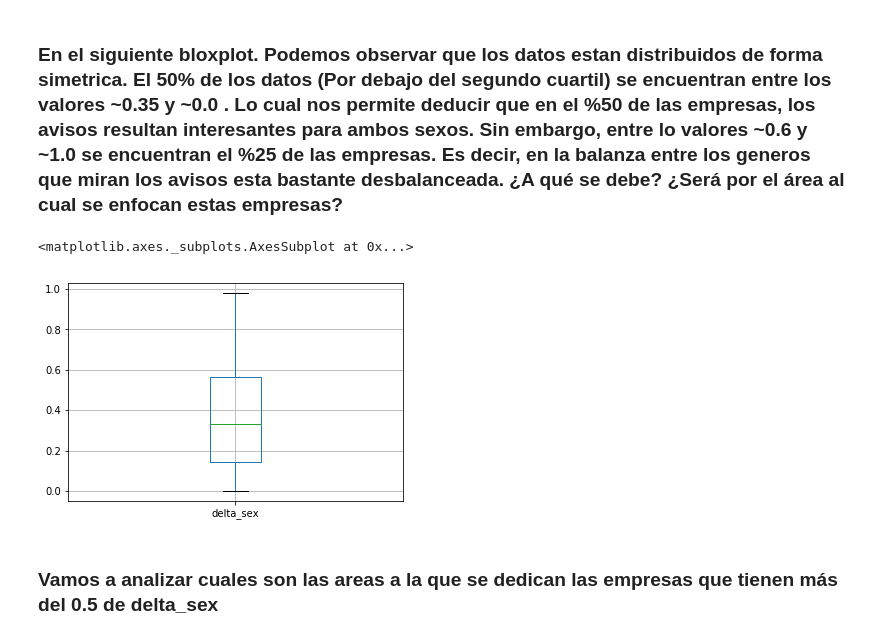
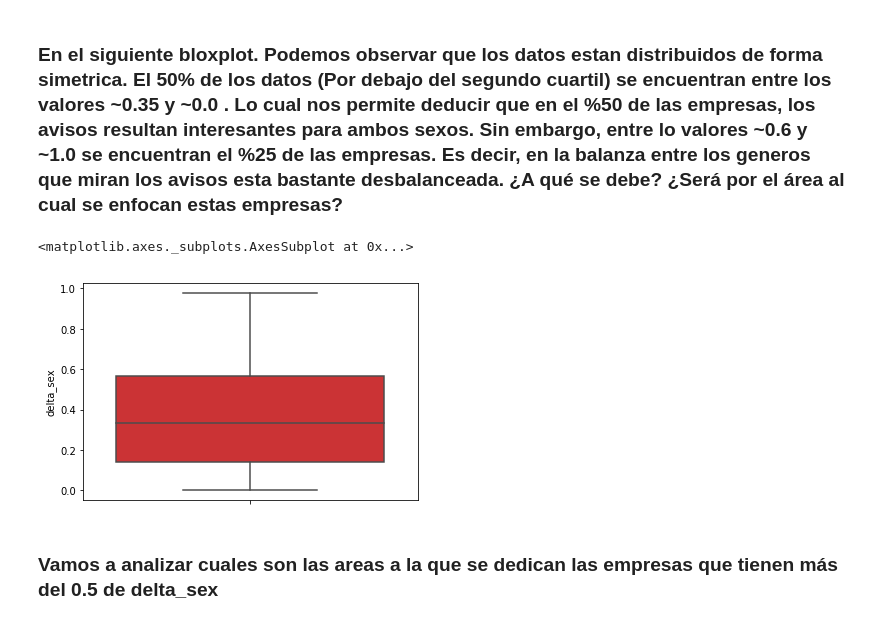
Before and after one commit to iloyarte/datos-tp, a Jupyter notebook: TP 1 - Analisis exploratorio - 2C.ipynb, the cells around one changed output. Saved outputs shown, nothing was run; the diff lists cells and outputs as text; code cells hidden in the pictures.

Commit message:
new graphics by work type

```diff
--- a/TP 1 - Analisis exploratorio - 2C.ipynb
+++ b/TP 1 - Analisis exploratorio - 2C.ipynb
@@ -179,11 +179,12 @@ empresas_vistas_delta_sex[empresas_vistas_delta_sex['cantidad_avisos'] > 10]\
 # %% [markdown]
 ### En el siguiente bloxplot. Podemos observar que los datos estan distribuidos de forma simetrica. El 50% de los datos (Por debajo del segundo cuartil) se encuentran entre los valores ~0.35 y ~0.0 . Lo cual nos permite deducir que en el %50 de las empresas, los avisos resultan interesantes para ambos sexos. Sin embargo, entre lo valores ~0.6 y ~1.0 se encuentran el %25 de las empresas. Es decir, en la balanza entre los generos que miran los avisos esta bastante desbalanceada. ¿A qué se debe? ¿Será por el área al cual se enfocan estas empresas?
 # %%
-postulantes_sexo_area = postulantes_sexo_area.reset_index()
-postulantes_sexo_area['delta_sex'].to_frame().boxplot('delta_sex')
+# postulantes_sexo_area = postulantes_sexo_area.reset_index()
+# postulantes_sexo_area['delta_sex'].to_frame().boxplot('delta_sex')
+sns.boxplot(y = 'delta_sex', data = postulantes_sexo_area, palette='Set1')
 # %% [output]
 <matplotlib.axes._subplots.AxesSubplot at 0x...>
-[figure, old version]
+[figure, new version]
 # %% [markdown]
 ### Vamos a analizar cuales son las areas a la que se dedican las empresas que tienen más del 0.5 de delta_sex
 # %%
```
Also changed, not shown: parts of 10 cells of this notebook.
